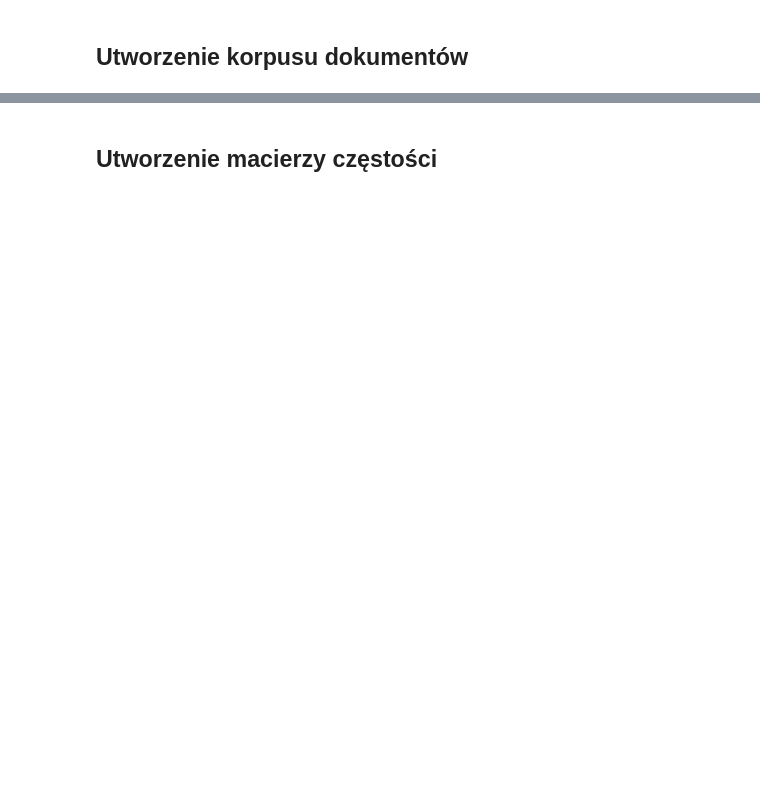
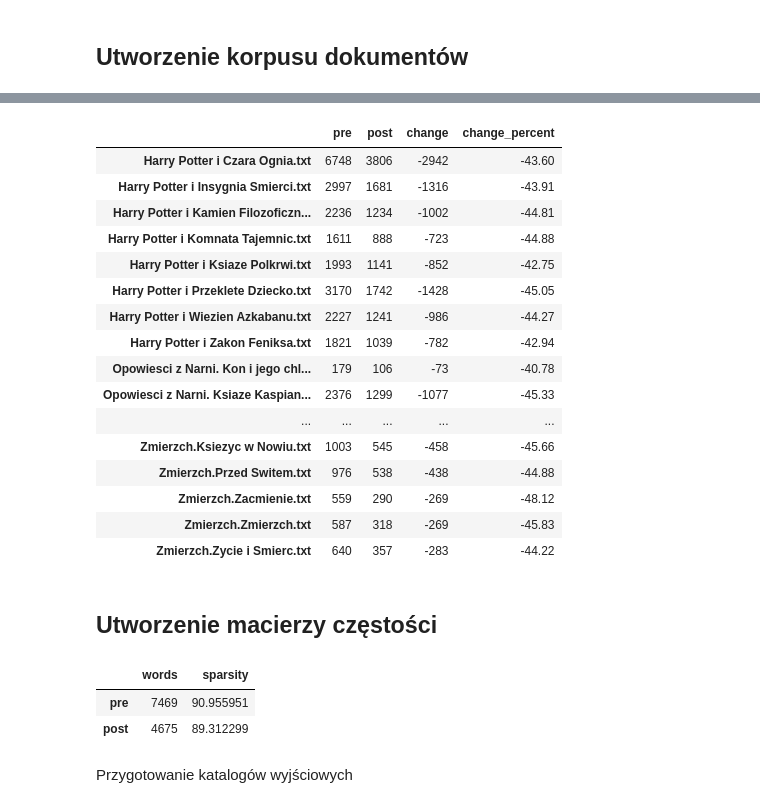
Before and after one commit to imchocoe/TextMining, a Jupyter notebook: text_mining.ipynb, the cells around one changed output, grey strips where cells are left out. Saved outputs shown, nothing was run; the diff lists cells and outputs as text; code cells hidden in the pictures; blank space fills up the shorter version.

```diff
--- a/text_mining.ipynb
+++ b/text_mining.ipynb
@@ -18,0 +29,3 @@ nltk.download('punkt_tab')
+# %%
+def print_dict(obj):
+    print(json.dumps(obj, indent=4, ensure_ascii=False))
@@ -35,4 +68,4 @@ for file_name in documents_dict:
     lengths[file_name] = {
         "pre": len(word_tokenize(documents_dict[file_name])),
     }
-    print(json.dumps(lengths, indent=4, ensure_ascii=False))
+    print_dict(lengths)
@@ -66,8 +188,26 @@ print(json.dumps(lengths, indent=4, ensure_ascii=False))
 # %%
 lengths=pd.DataFrame.from_dict(lengths, orient='index')
 lengths['change'] = lengths['post'] - lengths['pre']
 lengths['change_percent'] = ((lengths['change'] / lengths['pre']) * 100).round(2)
-lengths
+display(lengths)
+# %% [output]
+|  | pre | post | change | change_percent |
+| Harry Potter i Czara Ognia.txt | 6748 | 3806 | -2942 | -43.60 |
+| Harry Potter i Insygnia Smierci.txt | 2997 | 1681 | -1316 | -43.91 |
+| Harry Potter i Kamien Filozoficzn... | 2236 | 1234 | -1002 | -44.81 |
+| Harry Potter i Komnata Tajemnic.txt | 1611 | 888 | -723 | -44.88 |
+| Harry Potter i Ksiaze Polkrwi.txt | 1993 | 1141 | -852 | -42.75 |
+| Harry Potter i Przeklete Dziecko.txt | 3170 | 1742 | -1428 | -45.05 |
+| Harry Potter i Wiezien Azkabanu.txt | 2227 | 1241 | -986 | -44.27 |
+| Harry Potter i Zakon Feniksa.txt | 1821 | 1039 | -782 | -42.94 |
+| Opowiesci z Narni. Kon i jego chl... | 179 | 106 | -73 | -40.78 |
+| Opowiesci z Narni. Ksiaze Kaspian... | 2376 | 1299 | -1077 | -45.33 |
+| ... | ... | ... | ... | ... |
+| Zmierzch.Ksiezyc w Nowiu.txt | 1003 | 545 | -458 | -45.66 |
+| Zmierzch.Przed Switem.txt | 976 | 538 | -438 | -44.88 |
+| Zmierzch.Zacmienie.txt | 559 | 290 | -269 | -48.12 |
+| Zmierzch.Zmierzch.txt | 587 | 318 | -269 | -45.83 |
+| Zmierzch.Zycie i Smierc.txt | 640 | 357 | -283 | -44.22 |
 # %% [markdown]
 ## Utworzenie macierzy częstości
 # %%
@@ -81,0 +227,9 @@ sparsity_tfdf = (1 - (matrix_tfdf.nnz / (matrix_tfdf.shape[0] * matrix_tfdf.shap
+# %%
+matrices=pd.DataFrame.from_dict(matrices, orient="index")
+display(matrices)
+# %% [output]
+|  | words | sparsity |
+| pre | 7469 | 90.955951 |
+| post | 4675 | 89.312299 |
+# %% [markdown]
+Przygotowanie katalogów wyjściowych
```
Also changed, not shown: parts of 25 cells of this notebook, 56 other files.
